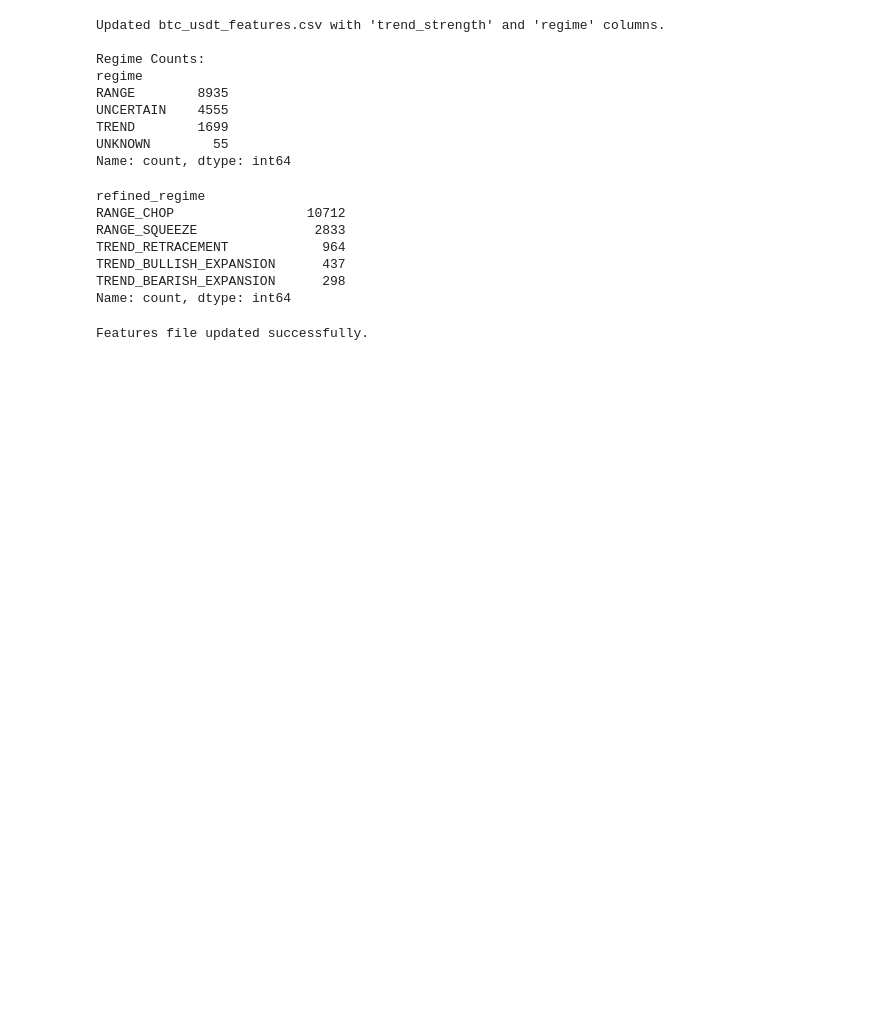
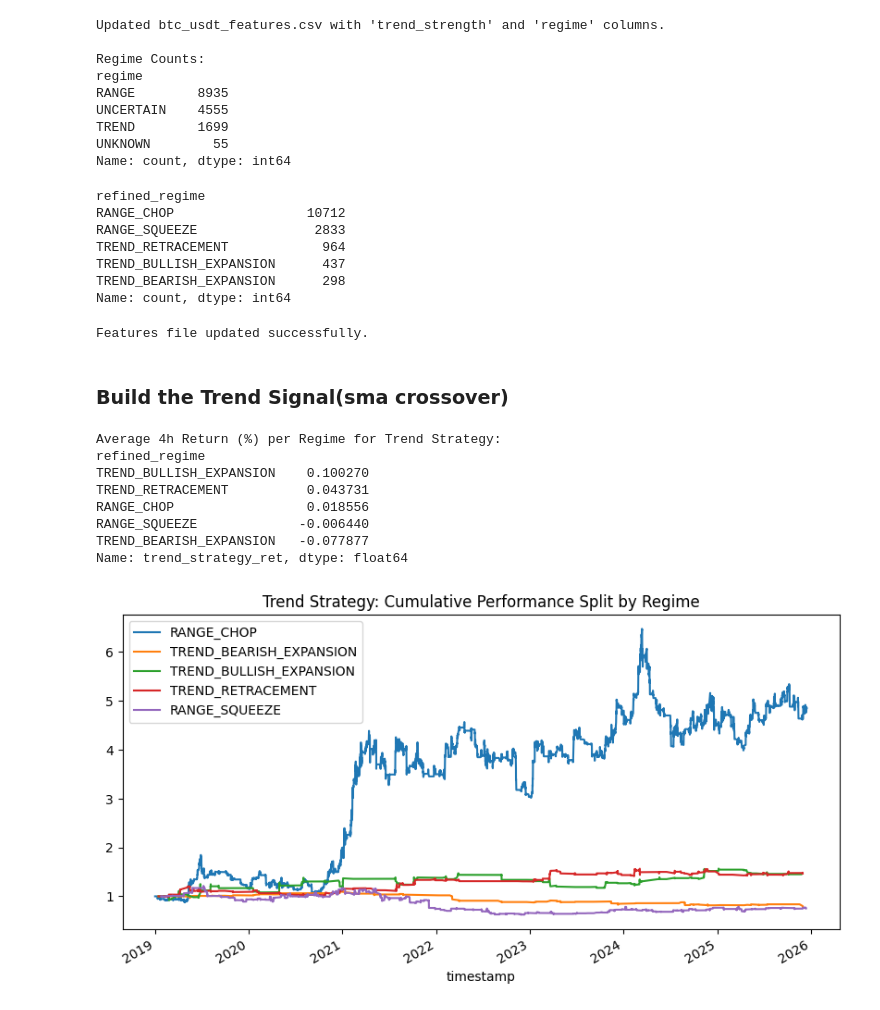
Before and after one commit to Katiehey/Crypto-Bot, a Jupyter notebook: notebooks/regime_analysis.ipynb, the cells around one changed output. Drawn from its saved outputs; the diff is of its cells as text; code cells hidden in the pictures; blank space fills up the shorter version.

Commit message:
Perform regime strategy analysis in regime_analysis.ipynb

```diff
--- a/notebooks/regime_analysis.ipynb
+++ b/notebooks/regime_analysis.ipynb
@@ -123,3 +123,58 @@ df.to_csv("../data/btc_usdt_features.csv")
 print("Features file updated successfully.")
 # %% [output]
 Features file updated successfully.
+# %% [markdown]
+### Build the Trend Signal(sma crossover)
+# %%
+#Build the Trend Signal
+import pandas as pd
+
+# Load the comprehensive features file
+df = pd.read_csv("../data/btc_usdt_features.csv", index_col=0, parse_dates=True)
+
+# --- 2. Build the Trend Signal (Daily Context) ---
+# Logic: If Daily Fast SMA > Daily Slow SMA, we have a Bullish Trend Signal
+df["trend_signal"] = 0
+df.loc[df["sma_20_D"] > df["sma_50_D"], "trend_signal"] = 1
+
+# --- 3. Compute 4h Strategy Returns ---
+# We calculate the pct_change of the current 4h close.
+# Then we shift(-1) to align "Today's Signal" with "Next Bar's Return"
+df["next_4h_return"] = df["close"].pct_change().shift(-1)
+
+# Strategy return is (Signal * Next Return)
+df["trend_strategy_ret"] = df["trend_signal"] * df["next_4h_return"]
+
+#Performance by Regime
+# --- 4. Trend Strategy Performance by Regime ---
+# We group by 'refined_regime' to see where the SMA Crossover actually makes money
+trend_perf = (
+    df.groupby("refined_regime")["trend_strategy_ret"]
+    .mean() * 100  # Convert to percentage for readability
+)
+
+print("Average 4h Return (%) per Regime for Trend Strategy:")
+print(trend_perf.sort_values(ascending=False))
+
+# Visualization of cumulative performance per regime
+import matplotlib.pyplot as plt
+
+plt.figure(figsize=(10, 5))
+for regime in df["refined_regime"].unique():
+    subset = df[df["refined_regime"] == regime].copy()
+    # Cumulative returns for just this regime
+    (1 + subset["trend_strategy_ret"].fillna(0)).cumprod().plot(label=regime)
+
+plt.title("Trend Strategy: Cumulative Performance Split by Regime")
+plt.legend()
+plt.show()
+# %% [output]
+Average 4h Return (%) per Regime for Trend Strategy:
+refined_regime
+TREND_BULLISH_EXPANSION    0.100270
+TREND_RETRACEMENT          0.043731
+RANGE_CHOP                 0.018556
+RANGE_SQUEEZE             -0.006440
+TREND_BEARISH_EXPANSION   -0.077877
+Name: trend_strategy_ret, dtype: float64
+[figure, added]
```
Also changed, not shown: parts of 8 cells of this notebook.
